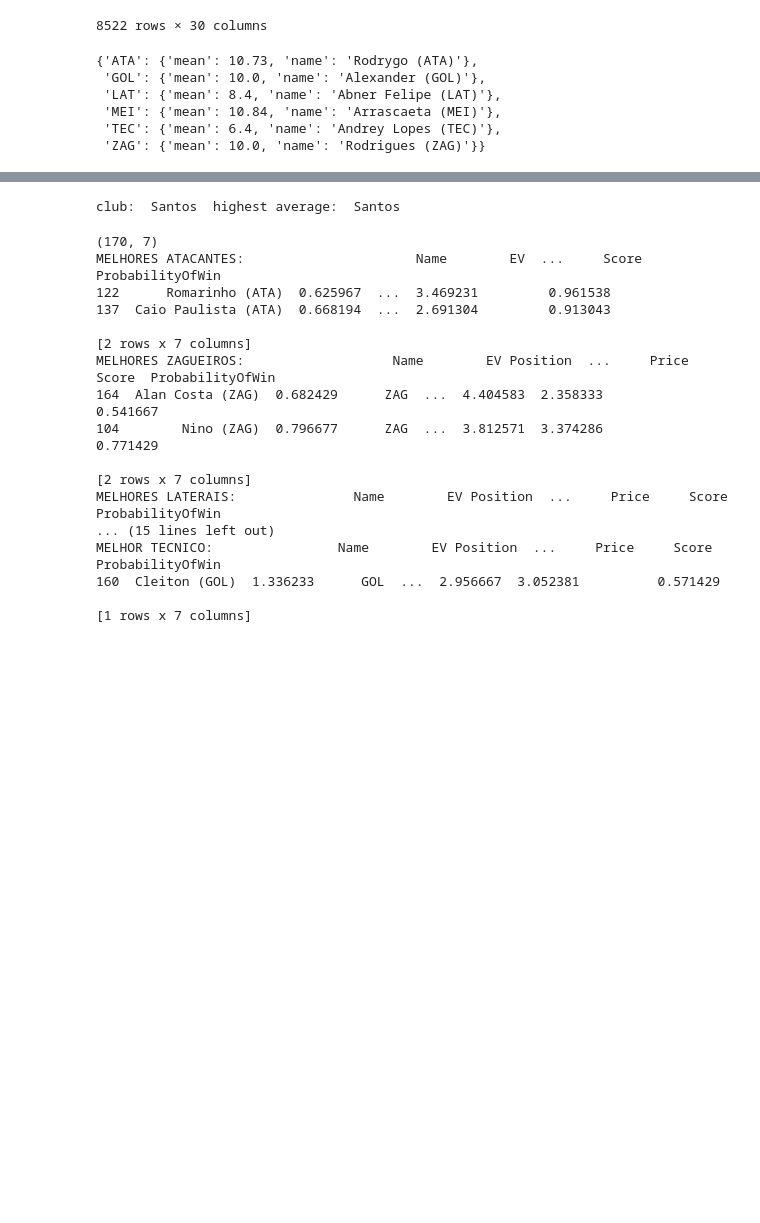
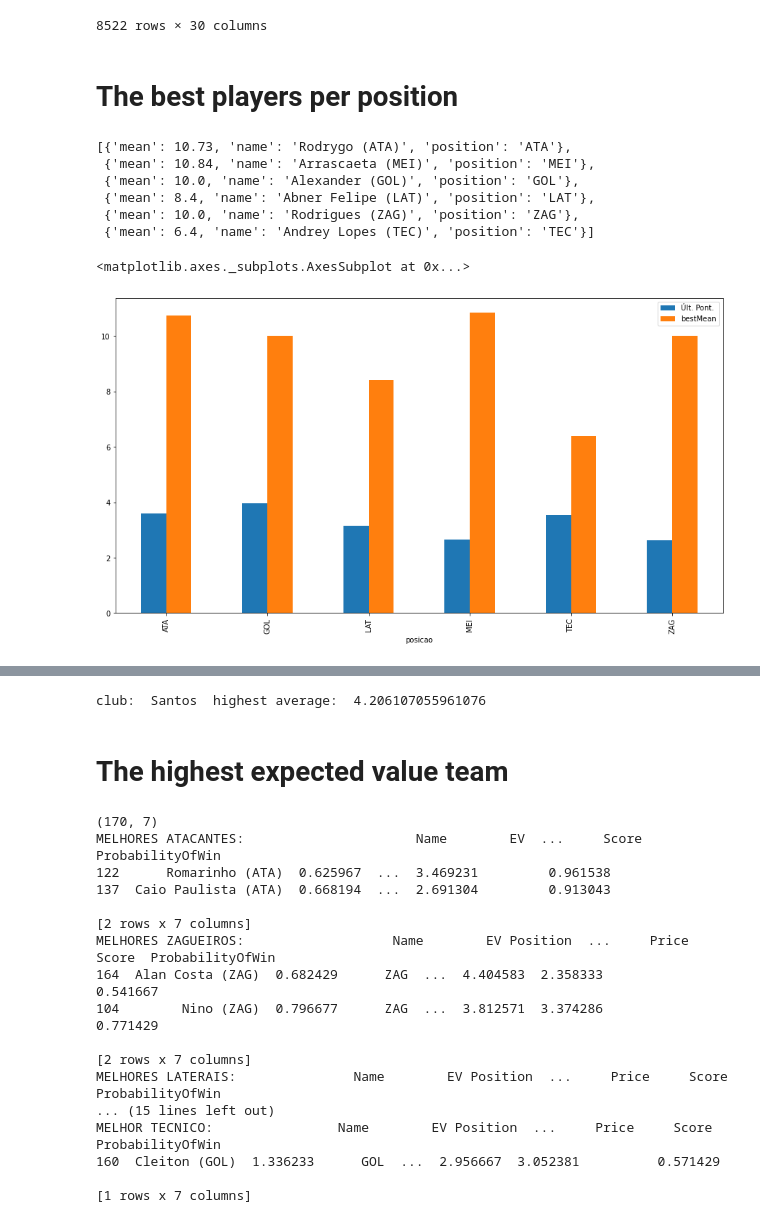
Before and after one commit to livelif/data-science, a Jupyter notebook: python/Udacity/cartola/CartolaUdacity_English_Version.ipynb, the cells around one changed output, grey strips where cells are left out. Drawn from its saved outputs; the diff is of its cells as text; code cells hidden in the pictures; blank space fills up the shorter version.

```diff
--- a/python/Udacity/cartola/CartolaUdacity_English_Version.ipynb
+++ b/python/Udacity/cartola/CartolaUdacity_English_Version.ipynb
@@ -115,11 +116,13 @@ cartolaDataframe
 | 12294 | Wesley (MEI) | Avaí | 1.69 | 10 | -0.51 | 2.9 | 0.41 | 0.0 | 0.0 | 0.0 | 0.0 | ... |
 | 12295 | Phelipe (GOL) | Grêmio | 0.78 | 2 | -0.65 | -3.3 | -0.43 | 0.0 | 0.0 | 0.0 | 0.0 | ... |
 8522 rows × 30 columns
+# %% [markdown]
+# The best players per position
 # %%
 #players with the highest average per position
 
 playerAndPosition = {}
-
+dictlist = []
 for nome in cartolaDataframe["Name"].unique():
   lastMatchOfPlayer = cartolaDataframe[(cartolaDataframe["Name"]==nome)].tail(1)
   lastMean = lastMatchOfPlayer["Média"].tolist()[0]
@@ -129,17 +132,34 @@ for nome in cartolaDataframe["Name"].unique():
     playerAndPosition[position] = {"name": nome, "mean": lastMean}
 
   if lastMean > playerAndPosition[position]["mean"]:
-    data = {"name": nome, "mean": lastMean}
+    data = {"name": nome, "mean": lastMean, "position": position}
     playerAndPosition[position] = data
 
 playerAndPosition
+
+for key, value in playerAndPosition.items():
+    dictlist.append(value)
+dictlist
 # %% [output]
-{'ATA': {'mean': 10.73, 'name': 'Rodrygo (ATA)'},
- 'GOL': {'mean': 10.0, 'name': 'Alexander (GOL)'},
- 'LAT': {'mean': 8.4, 'name': 'Abner Felipe (LAT)'},
- 'MEI': {'mean': 10.84, 'name': 'Arrascaeta (MEI)'},
- 'TEC': {'mean': 6.4, 'name': 'Andrey Lopes (TEC)'},
- 'ZAG': {'mean': 10.0, 'name': 'Rodrigues (ZAG)'}}
+[{'mean': 10.73, 'name': 'Rodrygo (ATA)', 'position': 'ATA'},
+ {'mean': 10.84, 'name': 'Arrascaeta (MEI)', 'position': 'MEI'},
+ {'mean': 10.0, 'name': 'Alexander (GOL)', 'position': 'GOL'},
+ {'mean': 8.4, 'name': 'Abner Felipe (LAT)', 'position': 'LAT'},
+ {'mean': 10.0, 'name': 'Rodrigues (ZAG)', 'position': 'ZAG'},
+ {'mean': 6.4, 'name': 'Andrey Lopes (TEC)', 'position': 'TEC'}]
+# %%
+# Comparing the best average per position with general average per position
+cartolaDataframeGroupedByPosition = cartolaDataframe.groupby(by="posicao").mean().sort_values(by="posicao")
+
+dfPlayerAndPosition = pd.DataFrame(dictlist,
+                  columns=['name', 'mean', 'position']).sort_values(by="position")
+
+cartolaDataframeGroupedByPosition["bestMean"] = dfPlayerAndPosition["mean"].to_list()
+
+cartolaDataframeGroupedByPosition.reset_index().plot(x="posicao", y=["Últ. Pont.", "bestMean"], kind="bar", figsize=(15,8))
+# %% [output]
+<matplotlib.axes._subplots.AxesSubplot at 0x...>
+[figure, added]
 # %%
 cartolaDataframe
 # %% [output]
@@ -170,9 +190,9 @@ for clubName in cartolaDataframe["Clube"].unique():
 
 
 teamNameWithHighestAverage
-print("club: ", teamNameWithHighestAverage, " highest average: ", teamNameWithHighestAverage)
+print("club: ", teamNameWithHighestAverage, " highest average: ", highestAverageOfTeam)
 # %% [output]
-club:  Santos  highest average:  Santos
+club:  Santos  highest average:  4.206107055961076
 # %%
 # add profit for players
 cartolaDataframe.head()
@@ -230,6 +250,8 @@ def generateTeam4_4_2(df, columnNameToSort):
   goalkeeper = df[(df["Position"] == "GOL")].sort_values(by=columnNameToSort).tail(1)
 
   return attacker, defenser, lateral, mid, manager, goalkeeper
+# %% [markdown]
+# The highest expected value team
 # %%
 df = pd.DataFrame(dicitonaryList,
                   columns=['Name', 'EV', 'Position', "Club", "Price", "Score", "ProbabilityOfWin"])
```
Also changed, not shown: parts of 12 cells of this notebook, 1 other file.
